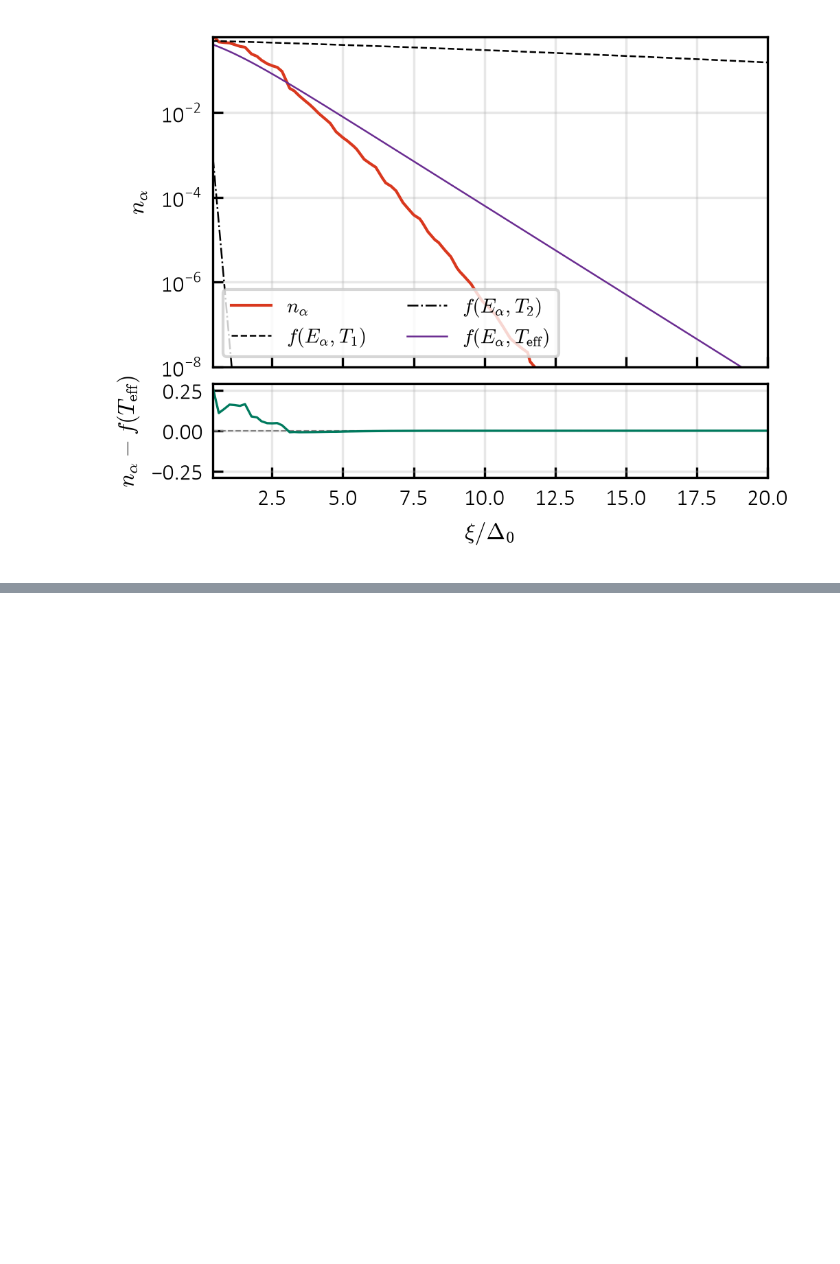
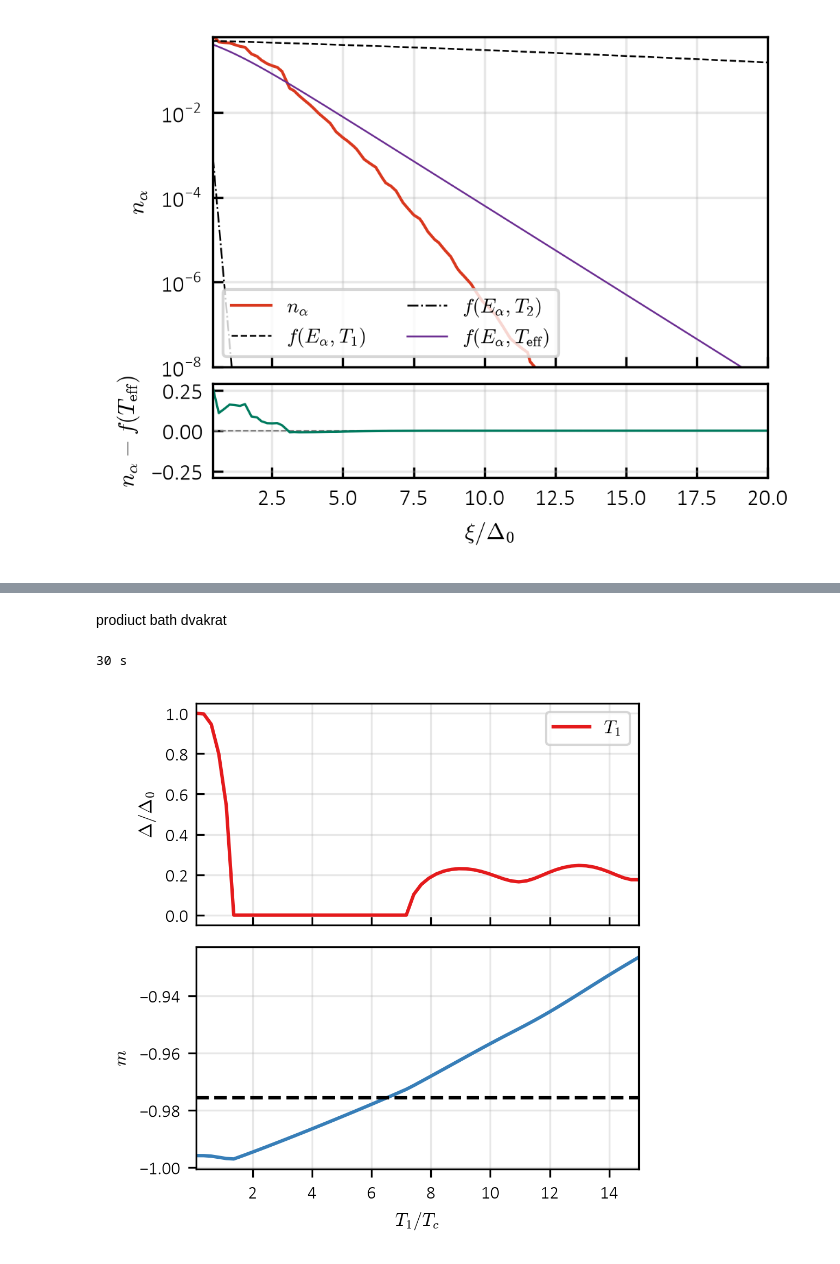
Before and after one commit to korl-z/IJS-F1, a Jupyter notebook: Koda/EI_SPP/reformated_spp_EI.ipynb, the cells around one changed output, grey strips where cells are left out. Cells and saved outputs as stored; diff of their text form; code cells hidden in the pictures; blank space fills up the shorter version.

```diff
--- a/Koda/EI_SPP/reformated_spp_EI.ipynb
+++ b/Koda/EI_SPP/reformated_spp_EI.ipynb
@@ -369,0 +312,2 @@ plt.tight_layout()
+# %% [markdown]
+prodiuct bath dvakrat
@@ -369,0 +326,48 @@ plt.tight_layout()
+# %%
+def bath(t1):
+    return B.pack([B.Toy(t1 * tc, kap1, wc, orb1),
+                   B.Toy(t2 * tc, kap2, wc, orb2)], md, g)
+
+
+def sweep(tl, d, m):
+    """Continuation along tl, returns Delta/Delta0, m, ok."""
+    out = np.full((tl.size, 3), np.nan)
+    for i, t1 in tqdm(enumerate(tl)):
+        pk = bath(t1)
+        try:
+            s = S.solve(md, g, pk, d=d, m=m)
+            if not s.ok:
+                s = S.solve_fixed(md, g, pk, d=d, m=m)
+        except ValueError as ex:
+            print(f"T1={t1:.2f}: {ex}")
+            continue
+        out[i] = float(s.d) / e0.d, float(s.m), float(s.ok)
+        if s.ok and float(s.d) > 1.0e-3 * e0.d:
+            d, m = float(s.d), float(s.m)
+    return out
+
+
+t0 = time.time()
+eq = M.solve_eq(md, g, min(t1n[0], t2) * tc, d=e0.d, m=e0.m)
+up = sweep(t1n, max(eq.d, 1.0e-3 * e0.d), eq.m)
+# dn = sweep(t1n[::-1], 1.0e-3 * e0.d, e0.m)[::-1]   # down from the gapless side
+print(f"{time.time() - t0:.0f} s")
+# %% [output]
+30 s
+# %%
+fig, (ax, axm) = plt.subplots(2, 1, figsize=(3.47412, 3.47412), sharex=True)
+ax.plot(t1n, np.where(up[:, 2] > 0, up[:, 0], np.nan), "-", color=SET1_LIST[0], label=r"$T_1$")
+axm.plot(t1n, np.where(up[:, 2] > 0, up[:, 1], np.nan), "-", color=SET1_LIST[1], label=r"$T_1$")
+axm.axhline((G - 8) / V, xmin=0.0, xmax=1.0, color="k", linestyle="--")
+ax.axvline(t2, color="gray", lw=0.6)  # T1 = T2
+axm.set_xlabel(r"$T_1/T_c$")
+axm.set_ylabel(r"$m$")
+ax.set_ylabel(r"$\Delta/\Delta_0$")
+ax.set_xlim(t1n[0], t1n[-1])
+ax.grid(alpha=0.3)
+axm.grid(alpha=0.3)
+ax.legend()
+ax.tick_params(which="both", direction="in")
+plt.tight_layout()
+# %% [output]
+[figure, added]
```
Also changed, not shown: parts of 19 cells of this notebook, 3 other files.
